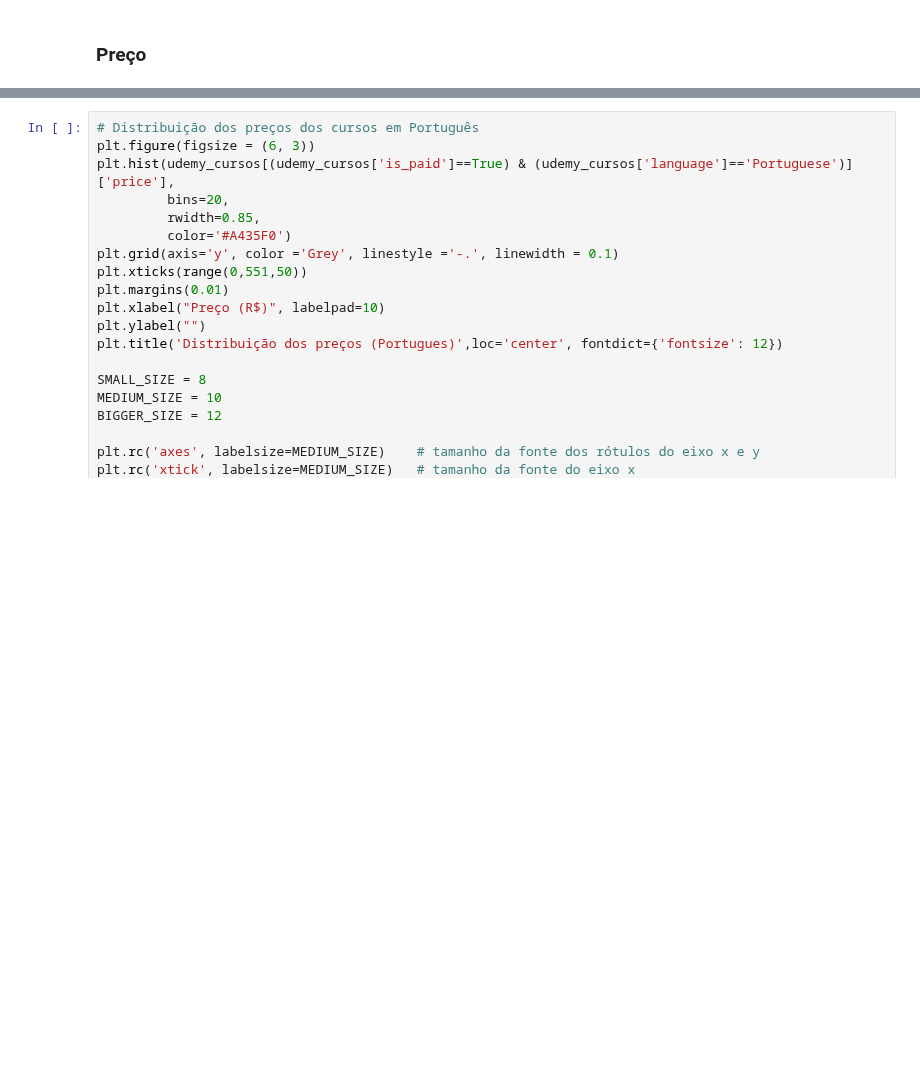
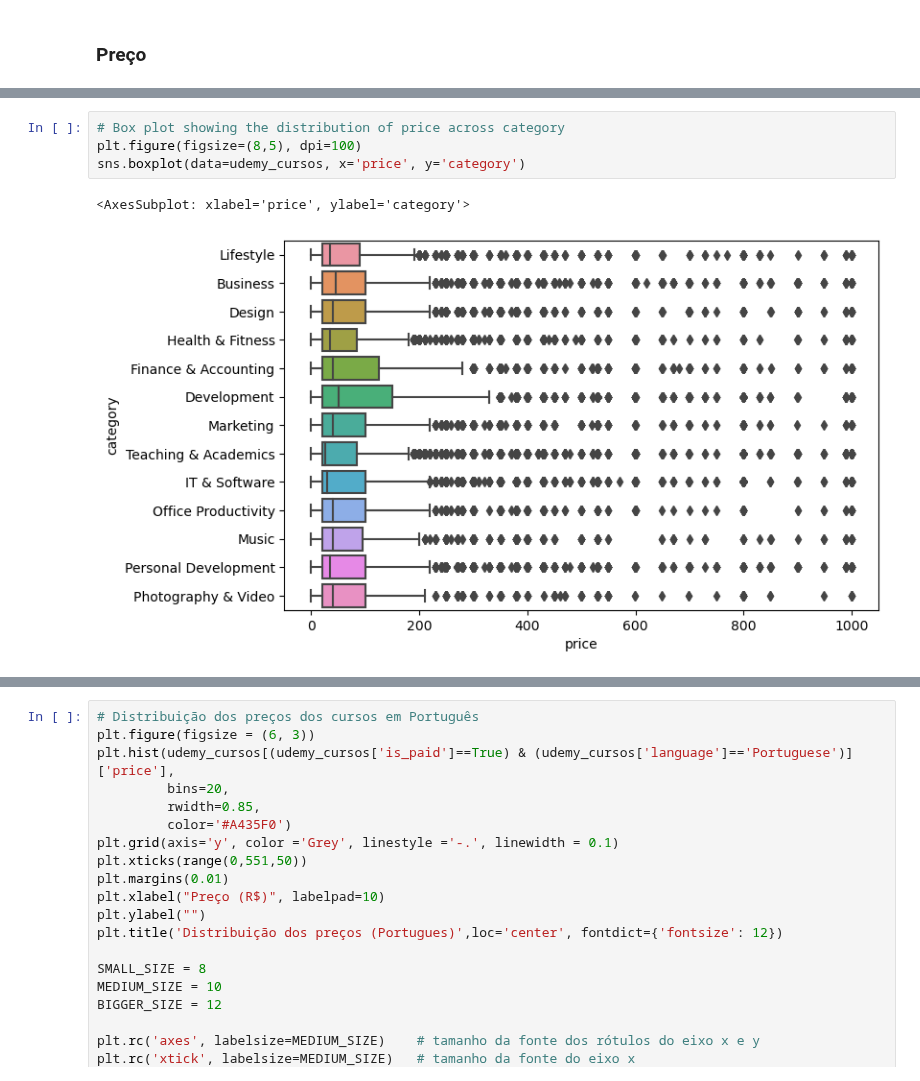
Before and after one commit to ismailymendes/mooc_udemy_coursera, a Jupyter notebook: mooc_udemy.ipynb, the cells around one changed output, grey strips where cells are left out. Cells and saved outputs as stored; diff of their text form; blank space fills up the shorter version.

Commit message:
Update notebook ['price']

```diff
--- a/mooc_udemy.ipynb
+++ b/mooc_udemy.ipynb
@@ -239,0 +296,7 @@ plt.show()
+# %%
+# Box plot showing the distribution of price across category
+plt.figure(figsize=(8,5), dpi=100)
+sns.boxplot(data=udemy_cursos, x='price', y='category')
+# %% [output]
+<AxesSubplot: xlabel='price', ylabel='category'>
+[figure, added]
```
Also changed, not shown: parts of 10 cells of this notebook.
